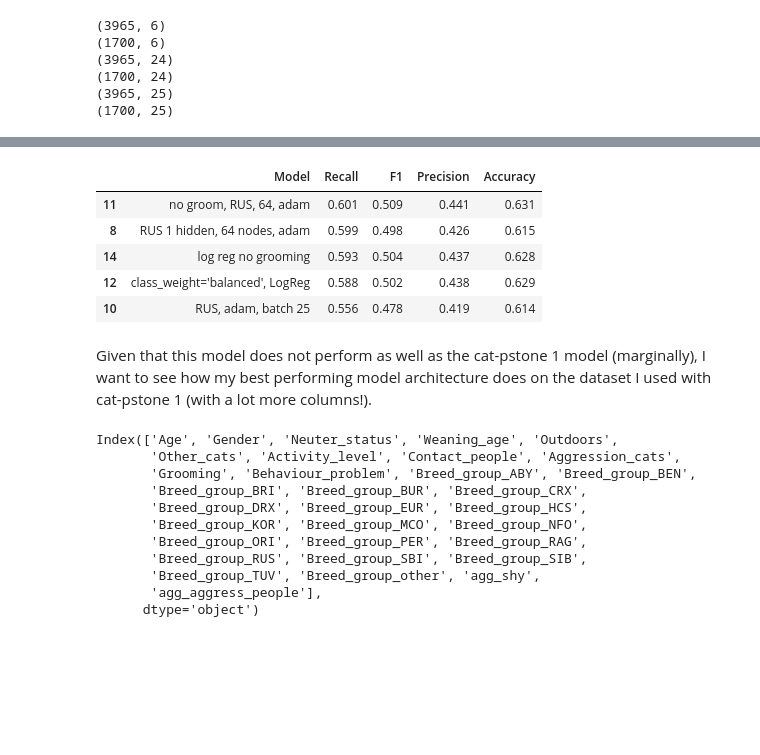
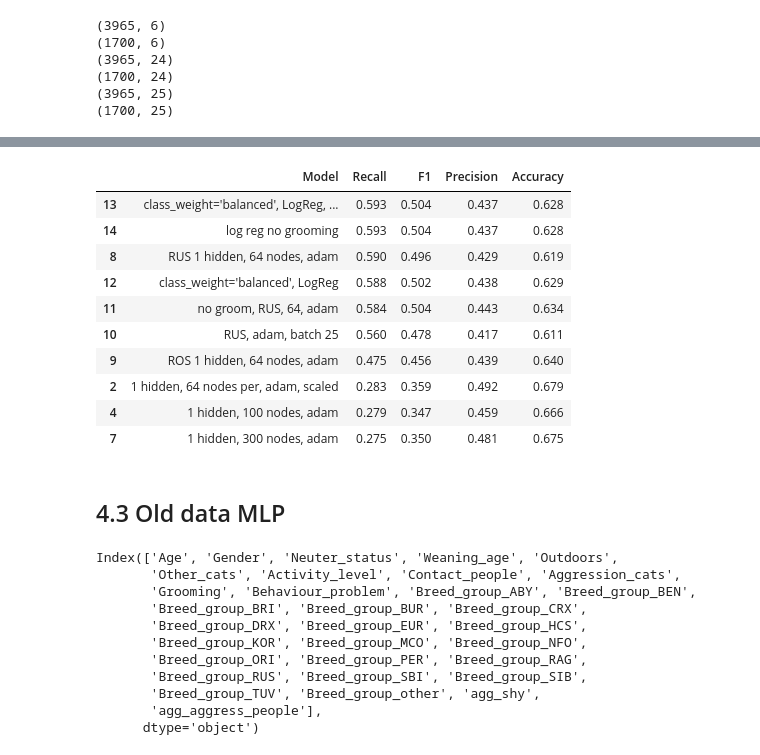
Before and after one commit to GwenToves/Cat-pstone-2, a Jupyter notebook: Notebooks/new_preprocessing_modeling.ipynb, the cells around one changed output, grey strips where cells are left out. Cells and saved outputs as stored; diff of their text form; code cells hidden in the pictures; blank space fills up the shorter version.

```diff
--- a/Notebooks/new_preprocessing_modeling.ipynb
+++ b/Notebooks/new_preprocessing_modeling.ipynb
@@ -844,15 +866,20 @@ MLP is 150.1 times slower at predicting than logistic regression.
 # %%
 # for reference, cat-pstone 1 model was 0.622, 0.519, 0.446, 0.635
-master_scores.sort_values('Recall', ascending=False).head()
+master_scores.sort_values('Recall', ascending=False).head(10)
 # %% [output]
 |  | Model | Recall | F1 | Precision | Accuracy |
-| 11 | no groom, RUS, 64, adam | 0.601 | 0.509 | 0.441 | 0.631 |
-| 8 | RUS 1 hidden, 64 nodes, adam | 0.599 | 0.498 | 0.426 | 0.615 |
+| 13 | class_weight='balanced', LogReg, ... | 0.593 | 0.504 | 0.437 | 0.628 |
 | 14 | log reg no grooming | 0.593 | 0.504 | 0.437 | 0.628 |
+| 8 | RUS 1 hidden, 64 nodes, adam | 0.590 | 0.496 | 0.429 | 0.619 |
 | 12 | class_weight='balanced', LogReg | 0.588 | 0.502 | 0.438 | 0.629 |
-| 10 | RUS, adam, batch 25 | 0.556 | 0.478 | 0.419 | 0.614 |
+| 11 | no groom, RUS, 64, adam | 0.584 | 0.504 | 0.443 | 0.634 |
+| 10 | RUS, adam, batch 25 | 0.560 | 0.478 | 0.417 | 0.611 |
+| 9 | ROS 1 hidden, 64 nodes, adam | 0.475 | 0.456 | 0.439 | 0.640 |
+| 2 | 1 hidden, 64 nodes per, adam, scaled | 0.283 | 0.359 | 0.492 | 0.679 |
+| 4 | 1 hidden, 100 nodes, adam | 0.279 | 0.347 | 0.459 | 0.666 |
+| 7 | 1 hidden, 300 nodes, adam | 0.275 | 0.350 | 0.481 | 0.675 |
-# %% [markdown]
-Given that this model does not perform as well as the cat-pstone 1 model (marginally), I want to see how my best performing model architecture does on the dataset I used with cat-pstone 1 (with a lot more columns!).
+# %% [markdown]
+## <a id='4.3'></a>4.3 Old data MLP
 # %%
 from sklearn.model_selection import train_test_split
 df = pd.read_csv('..\Data\cat_clean.csv')
```
Also changed, not shown: parts of 56 cells of this notebook, 2 other files.
